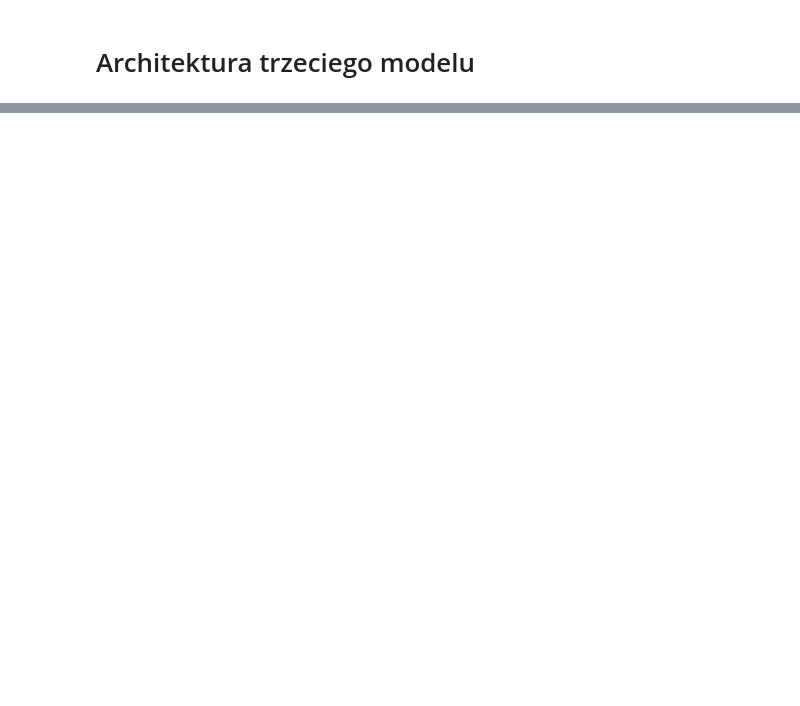
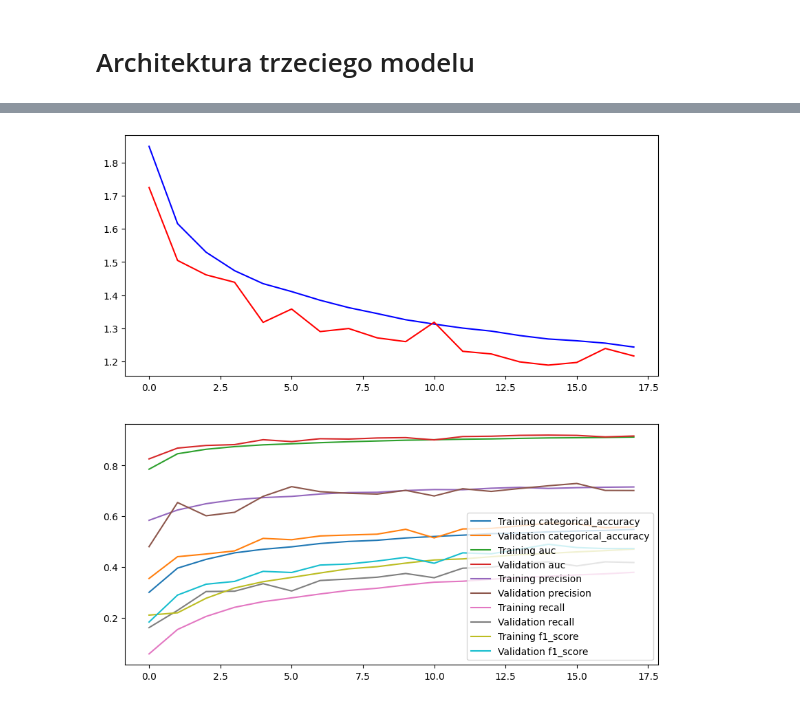
Before and after one commit to pasterzewa/CNN-DL-Project, a Jupyter notebook: testy_augmentacja.ipynb, the cells around one changed output, grey strips where cells are left out. Saved outputs shown, nothing was run; the diff lists cells and outputs as text; code cells hidden in the pictures; blank space fills up the shorter version.

```diff
--- a/testy_augmentacja.ipynb
+++ b/testy_augmentacja.ipynb
@@ -374,16 +439,18 @@ model3.add(Dense(units=num_classes, activation="softmax"))
 model3.compile(
     optimizer=optimiser,
     loss=loss_func,
-    metrics=['accuracy']
+    metrics=metrics
 )
 
 #model3.summary()
 # %%
-model3.fit(
-    train_ds,
-    validation_data=validation_ds,
+history = model3.fit(
+    train_it,
+    validation_data=valid_it,
+    steps_per_epoch=train_it.samples/train_it.batch_size,
+    validation_steps=valid_it.samples/valid_it.batch_size,
     epochs=20,
-    verbose=1
+    callbacks = [callback]
 )
 # %% [output]
 Epoch 1/20
@@ -406,0 +473,4 @@ Epoch 20/20
+# %%
+show_training_validation_loss_and_metrics(model3,metrics2)
+# %% [output]
+[figure, added]
```
Also changed, not shown: parts of 19 cells of this notebook.
